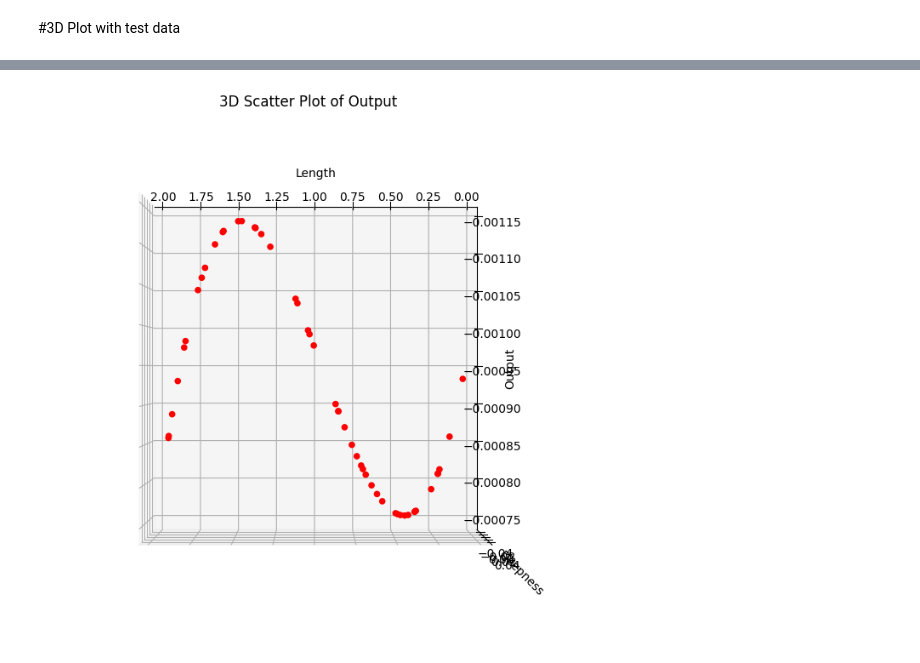
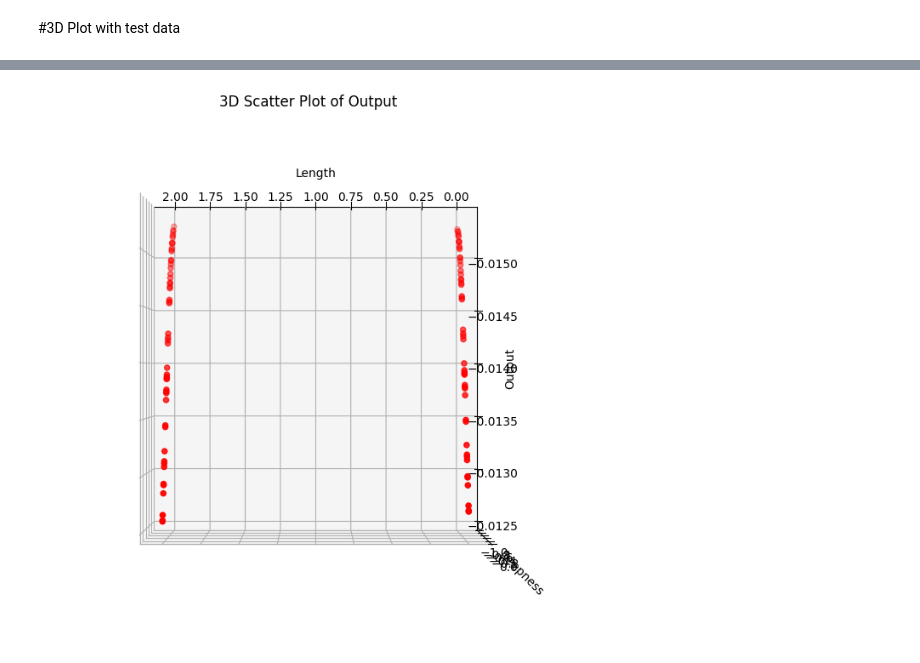
Before and after one commit to LuigiElo/DL-PINNs, a Jupyter notebook: PINN_LaPlace2D_Pytorch.ipynb, the cells around one changed output, grey strips where cells are left out. Cells and saved outputs as stored; diff of their text form; code cells hidden in the pictures.

```diff
--- a/PINN_LaPlace2D_Pytorch.ipynb
+++ b/PINN_LaPlace2D_Pytorch.ipynb
@@ -526,15 +526,15 @@ test_input_data_boundary_conditions_0, test_input_data_boundary_conditions_1 = g
 test_input_data_pde_loss = generate_data_pde_loss(test_data_size)
 test_input_data_vel_bottom = generate_data_bottom_velocity(test_data_size)
 
-total_test_data.extend(test_input_data_function_approximation)
+#total_test_data.extend(test_input_data_function_approximation)
 total_test_data.extend(test_input_data_boundary_conditions_0)
 total_test_data.extend(test_input_data_boundary_conditions_1)
-total_test_data.extend(test_input_data_pde_loss)
-total_test_data.extend(test_input_data_vel_bottom)
+#total_test_data.extend(test_input_data_pde_loss)
+#total_test_data.extend(test_input_data_vel_bottom)
 
 # Convert the list to a PyTorch tensor
 total_test_data = torch.Tensor(total_test_data)
-output= model(torch.Tensor(total_test_data))
+output2= model(torch.Tensor(total_test_data))
 
 print(output.shape,(total_test_data.shape))
 # %% [output]
@@ -553,31 +564,31 @@ tensor([1.9649, 0.0207, 1.0935, 1.9903, 1.0120, 0.0000, 0.0000, 0.0000, 0.0000,
 # %%
 import matplotlib.pyplot as plt
 from mpl_toolkits.mplot3d import Axes3D
 
 # Assuming total_test_data[0] and total_test_data[1] are 1D arrays
 x = total_test_data[:,0]
 y = total_test_data[:,1]
-z = output.detach().numpy()  # Convert the torch Tensor to a NumPy array
+z = output2.detach().numpy()  # Convert the torch Tensor to a NumPy array
 
 
 # Create a 3D plot
 fig = plt.figure(figsize=(10, 8))
 ax = fig.add_subplot(111, projection='3d')
 
 # Scatter plot
 ax.scatter(x,z, y, c='r', marker='o')
 
 # Set labels
 ax.set_xlabel('Length')
 ax.set_ylabel('Output')
 ax.set_zlabel('Deepness')
 
 # Set title
 ax.set_title('3D Scatter Plot of Output')
 
 ax.view_init(elev=90, azim=90)  # You can adjust the elev and azim values
 
 # Show the plot
 plt.show()
 # %% [output]
-[figure, old version]
+[figure, new version]
```
Also changed, not shown: parts of 7 cells of this notebook.
